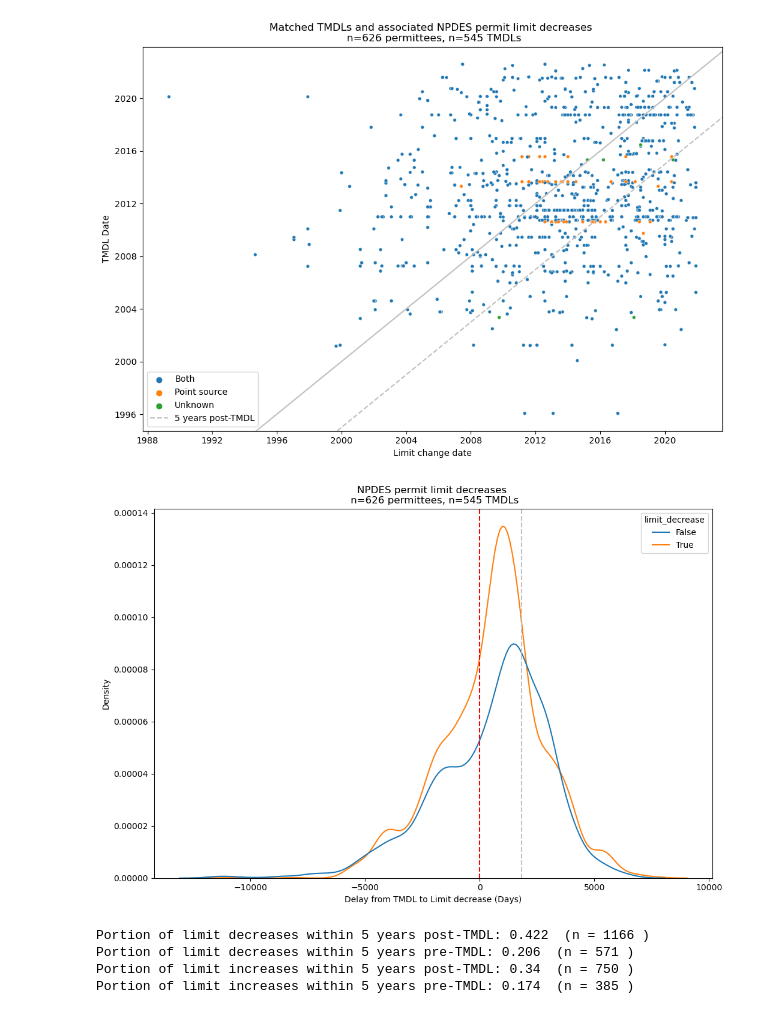
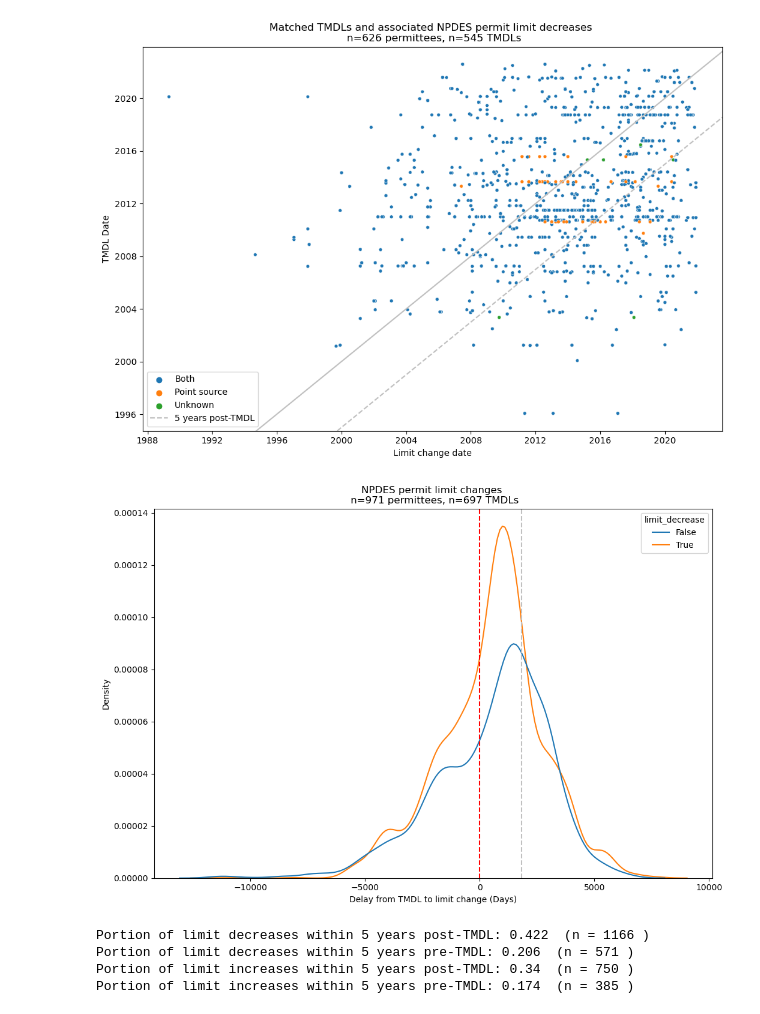
Before and after one commit to reglab/TMDLs_archived, a Jupyter notebook: TMDLS_limit_changes.ipynb, the cells around one changed output. Cells and saved outputs as stored; diff of their text form; code cells hidden in the pictures.

```diff
--- a/TMDLS_limit_changes.ipynb
+++ b/TMDLS_limit_changes.ipynb
@@ -544,15 +517,15 @@ plt.legend();
 # %%
 plt.style.use('default')
 plt.figure(figsize=(12, 8));
-plt.xlabel('Delay from TMDL to Limit decrease (Days)')
+plt.xlabel('Delay from TMDL to limit change (Days)')
 sns.kdeplot(data=prepped_dmrs, x='limit_change_delay', hue='limit_decrease');
 plt.axvline(x=365*5, linestyle='--', color='silver', label='5 years')
 plt.axvline(x=0, linestyle='--', color='red', label='TMDL')
-plt.title('NPDES permit limit decreases \n n=' + str(
-    len(prepped_dmrs[prepped_dmrs['limit_decrease']==True].drop_duplicates('npdes_permit_id'))) + ' permittees, n=' + str(
-    len(prepped_dmrs[prepped_dmrs['limit_decrease']==True].drop_duplicates('actionIdentifier'))) + ' TMDLs');
+plt.title('NPDES permit limit changes \n n=' + str(
+    len(prepped_dmrs.drop_duplicates('npdes_permit_id'))) + ' permittees, n=' + str(
+    len(prepped_dmrs.drop_duplicates('actionIdentifier'))) + ' TMDLs');
 # %% [output]
-[figure, old version]
+[figure, new version]
 # %%
 print('Portion of limit decreases within 5 years post-TMDL:', round(prepped_dmrs[prepped_dmrs['limit_decrease']]['limit_change_within_5yrs'].mean(), 3), ' (n =', len(prepped_dmrs[(prepped_dmrs['limit_decrease']) & (prepped_dmrs['limit_change_within_5yrs'])]), ')')
 print('Portion of limit decreases within 5 years pre-TMDL:', round(prepped_dmrs[prepped_dmrs['limit_decrease']]['limit_change_within_-5yrs'].mean(), 3), ' (n =', len(prepped_dmrs[(prepped_dmrs['limit_decrease']) & (prepped_dmrs['limit_change_within_-5yrs'])]), ')')
```
Also changed, not shown: parts of 5 cells of this notebook.
